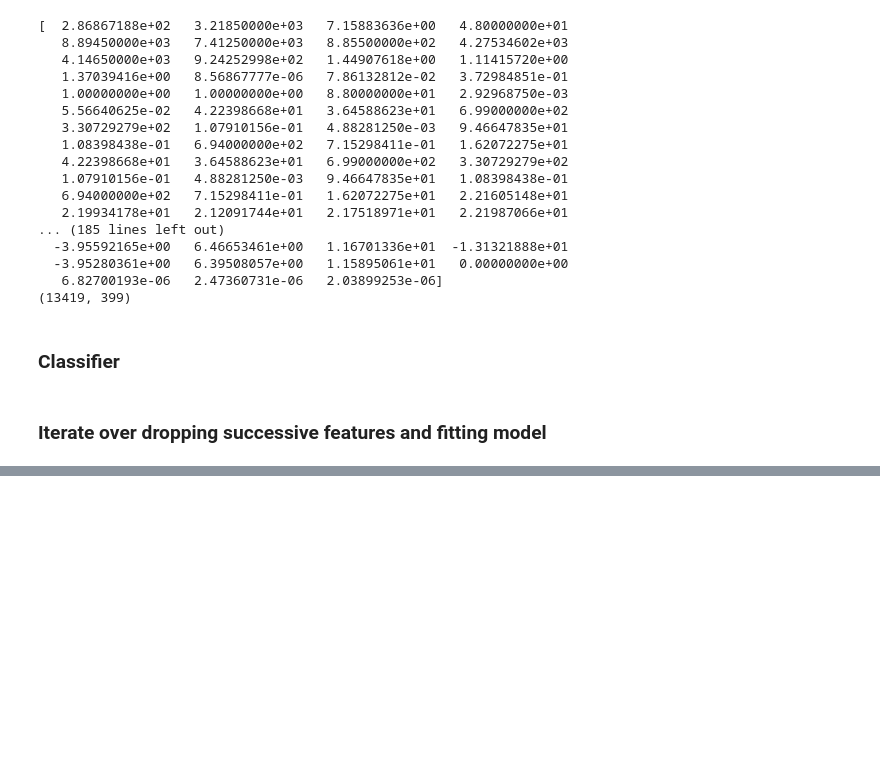
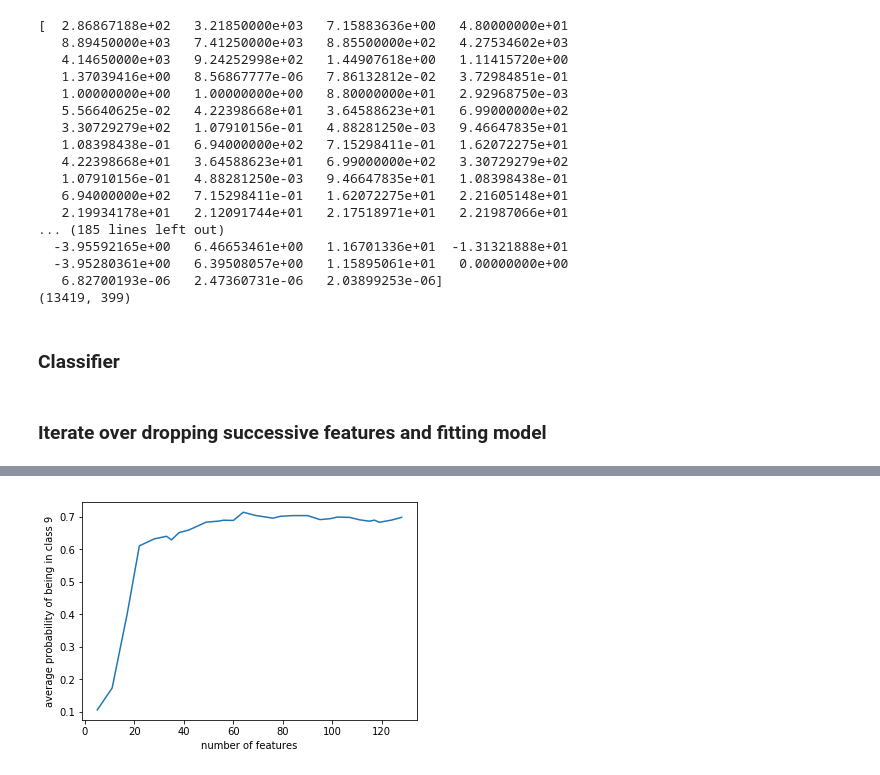
Before and after one commit to inigoval/pulseClassifier, a Jupyter notebook: notebooks/modelsandbox.randforest.fimpgraph.ipynb, the cells around one changed output, grey strips where cells are left out. Drawn from its saved outputs; the diff is of its cells as text; code cells hidden in the pictures; blank space fills up the shorter version.

Commit message:
fixed featureimportance graph, now working

```diff
--- a/notebooks/modelsandbox.randforest.fimpgraph.ipynb
+++ b/notebooks/modelsandbox.randforest.fimpgraph.ipynb
@@ -360,6 +386,8 @@ for i in np.arange(len(preProcFeats)):
 # %%
-plt.plot(featurenumber, summed9probs)
-plt.ylabel('summed probabilities of predictor for time series label 9')
+plt.plot(featurenumber[:30], summed9probs[:30])
+plt.ylabel('average probability of being in class 9')
 plt.xlabel('number of features')
 plt.show()
+# %% [output]
+[figure, added]
 # %%
```
Also changed, not shown: parts of 2 cells of this notebook.
